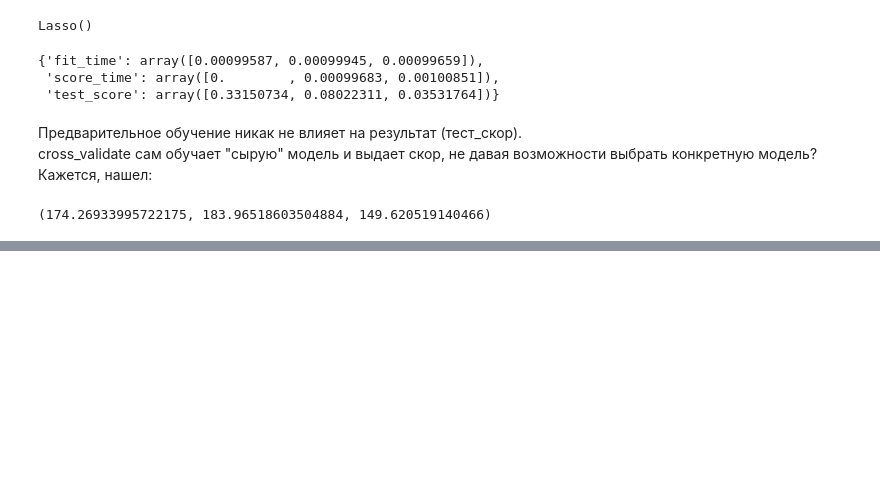
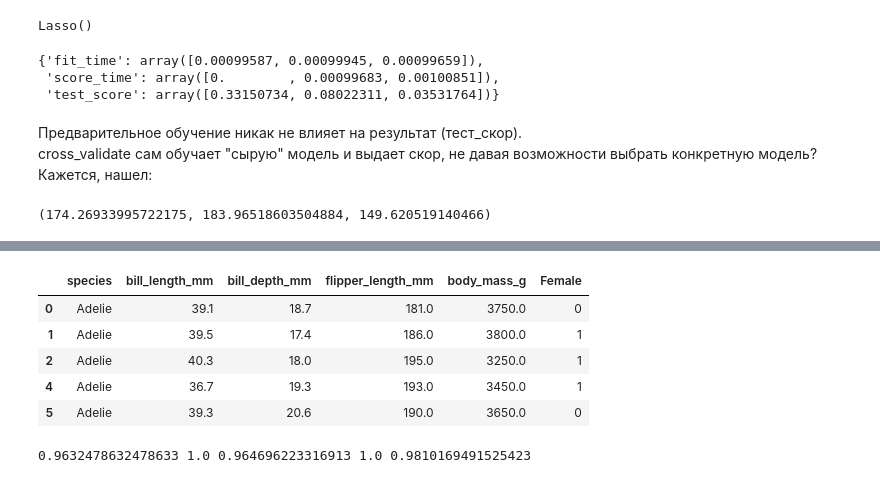
Before and after one commit to gbrs/ml_experiments, a Jupyter notebook: Probe.ipynb, the cells around one changed output, grey strips where cells are left out. Drawn from its saved outputs; the diff is of its cells as text; code cells hidden in the pictures; blank space fills up the shorter version.

Commit message:
use logistic regression

```diff
--- a/Probe.ipynb
+++ b/Probe.ipynb
@@ -126,0 +168,3 @@ cv_results['estimator'][0].predict(X)[0], cv_results['estimator'][1].predict(X)[
+# %%
+penguins_raw = sns.load_dataset('penguins').dropna()
+penguins_raw.head()
@@ -126,0 +193,13 @@ cv_results['estimator'][0].predict(X)[0], cv_results['estimator'][1].predict(X)[
+# %%
+penguins = (
+    pd.concat([penguins_raw, pd.get_dummies(df.sex)], axis=1)
+    .drop(columns=['island', 'sex', 'Male'])
+)
+penguins.head()
+# %% [output]
+|  | species | bill_length_mm | bill_depth_mm | flipper_length_mm | body_mass_g | Female |
+| 0 | Adelie | 39.1 | 18.7 | 181.0 | 3750.0 | 0 |
+| 1 | Adelie | 39.5 | 17.4 | 186.0 | 3800.0 | 1 |
+| 2 | Adelie | 40.3 | 18.0 | 195.0 | 3250.0 | 1 |
+| 4 | Adelie | 36.7 | 19.3 | 193.0 | 3450.0 | 1 |
+| 5 | Adelie | 39.3 | 20.6 | 190.0 | 3650.0 | 0 |
@@ -126,0 +213,5 @@ cv_results['estimator'][0].predict(X)[0], cv_results['estimator'][1].predict(X)[
+# %%
+result_LogisticRegression = cross_validate(clf, X, y, scoring='f1_macro')['test_score']
+print(*result_LogisticRegression)
+# %% [output]
+0.9632478632478633 1.0 0.964696223316913 1.0 0.9810169491525423
```
Also changed, not shown: parts of 10 cells of this notebook.
